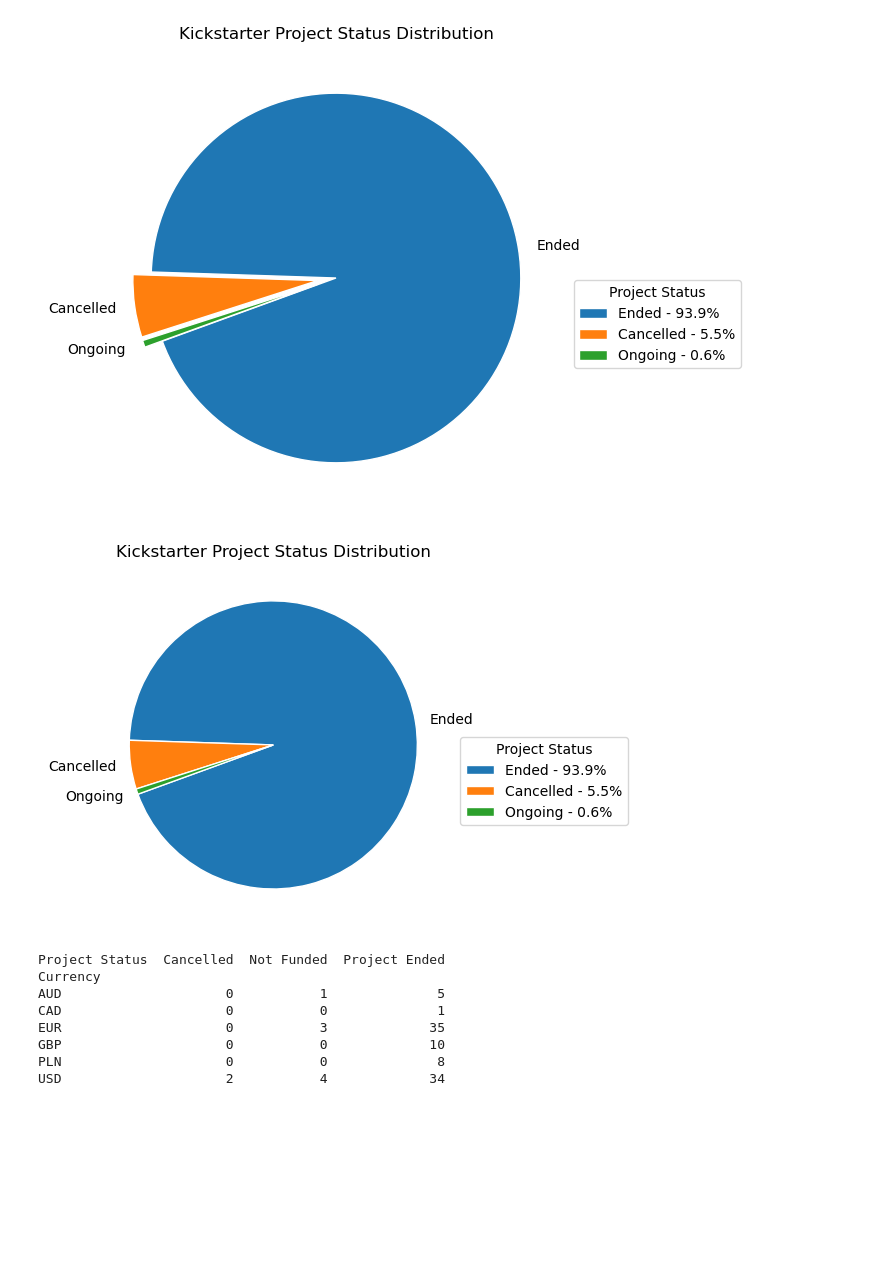
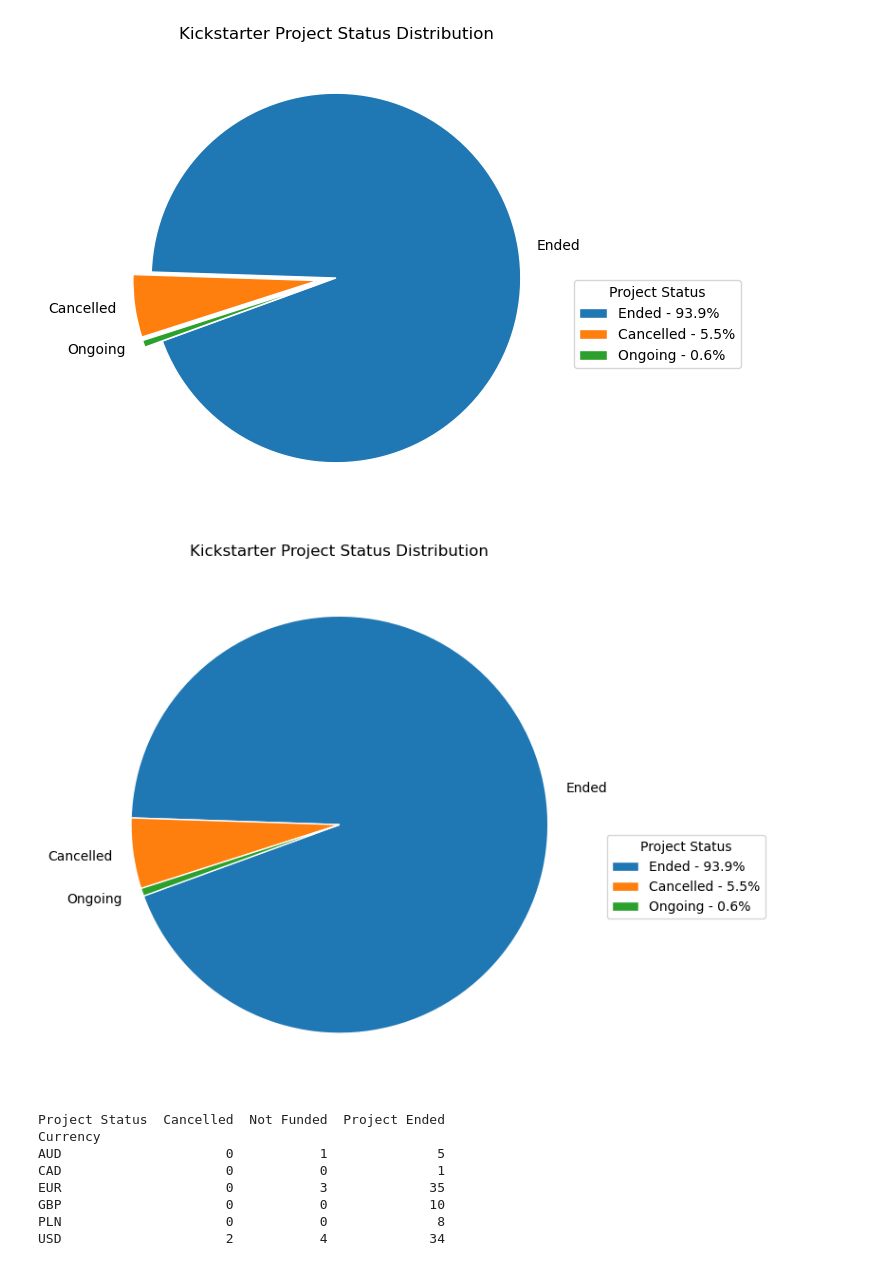
Before and after one commit to geradenhraba-cell/ttrpg-capstone, a Jupyter notebook: notebook/kickstarter.ipynb, the cells around one changed output. Cells and saved outputs as stored; diff of their text form; code cells hidden in the pictures; blank space fills up the shorter version.

```diff
--- a/notebook/kickstarter.ipynb
+++ b/notebook/kickstarter.ipynb
@@ -741,27 +763,27 @@ plt.show()
 # %%
 status_counts = ttrpg_all['ExtractedTrend'].value_counts()
 
-plt.figure(figsize=(6,6))
+plt.figure(figsize=(9,6))
 plt.pie(
     status_counts,
     labels=status_counts.index,
     startangle=200,
     wedgeprops={'edgecolor': 'white'})
 
 total = status_counts.sum()
 percentages = [f'{(count/total*100):.1f}%' for count in status_counts]
 
 plt.legend(
     labels=[f'{label} - {pct}' for label, pct in zip(status_counts.index, percentages)],
     title="Project Status",
     loc="center left",
     bbox_to_anchor=(1, -0.1, 0.5, 1))
 
 plt.title('Kickstarter Project Status Distribution')
 plt.tight_layout()
 plt.show()
 # %% [output]
-[figure, old version]
+[figure, new version]
 # %%
 currency_status = pd.crosstab(gamefound['Currency'], gamefound['Project Status'])
 print(currency_status)
```
Also changed, not shown: parts of 3 cells of this notebook, 2 other files.
